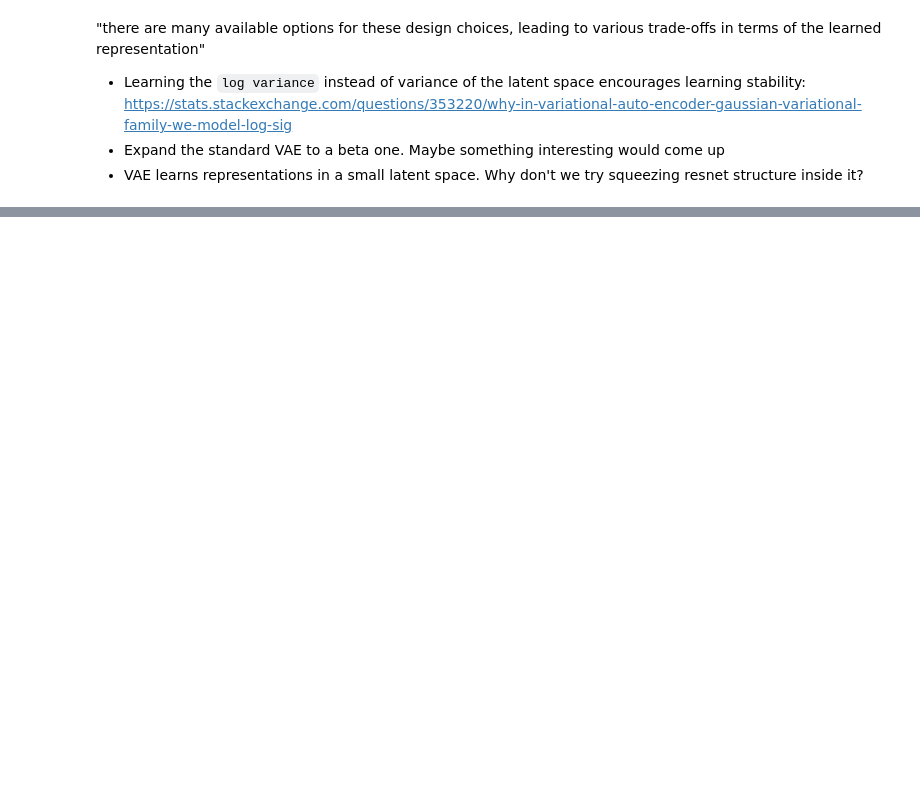
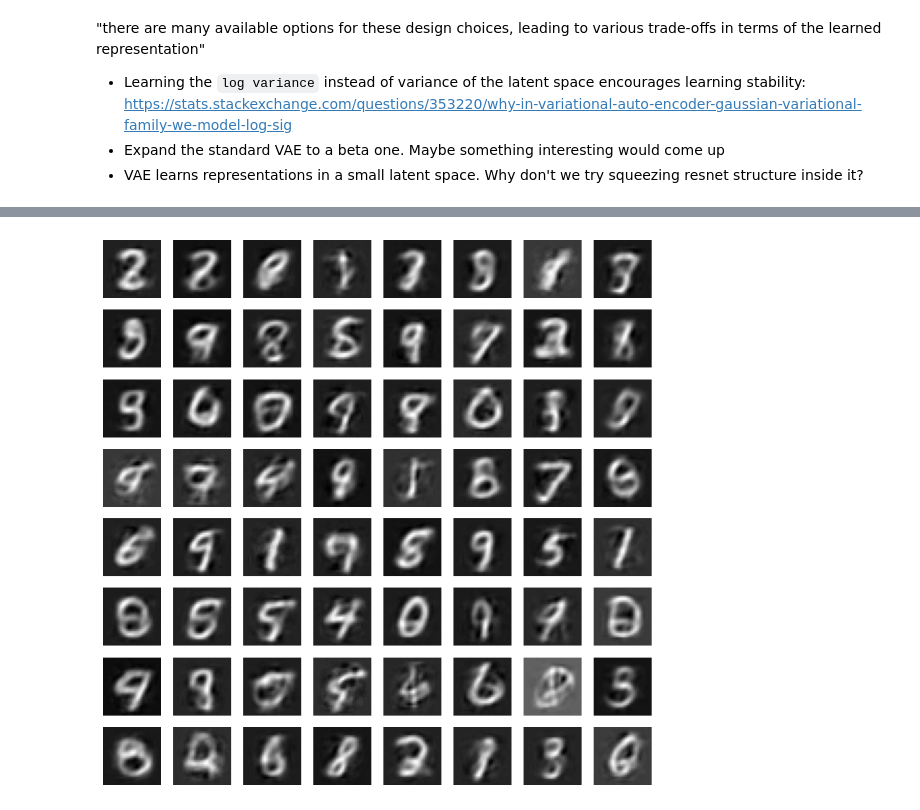
Before and after one commit to SAutum/ai-ds, a Jupyter notebook: dlgm/hongli/project_01/e03.ipynb, the cells around one changed output, grey strips where cells are left out. Drawn from its saved outputs; the diff is of its cells as text; code cells hidden in the pictures; blank space fills up the shorter version.

```diff
--- a/dlgm/hongli/project_01/e03.ipynb
+++ b/dlgm/hongli/project_01/e03.ipynb
@@ -133,0 +394,13 @@ def loss_function():
+# %%
+with torch.no_grad():
+    noise = torch.randn(128, 200).to(device)
+    generated_images = model.decode(noise)
+
+    # plot the generated images
+    fig, ax = plt.subplots(8, 8, figsize=(10, 10))
+    for i in range(8):
+        for j in range(8):
+            ax[i, j].imshow(generated_images[i*8+j].cpu().detach().numpy().reshape(28, 28), cmap='gray')
+            ax[i, j].axis('off')
+# %% [output]
+[figure, added]
```
Also changed, not shown: parts of 19 cells of this notebook, 6 other files.
